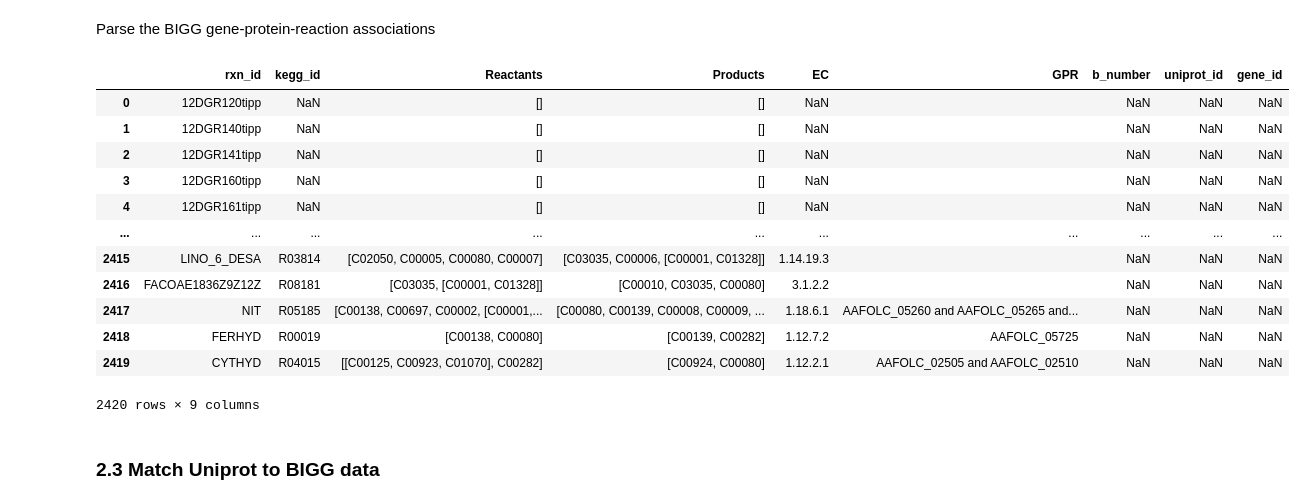
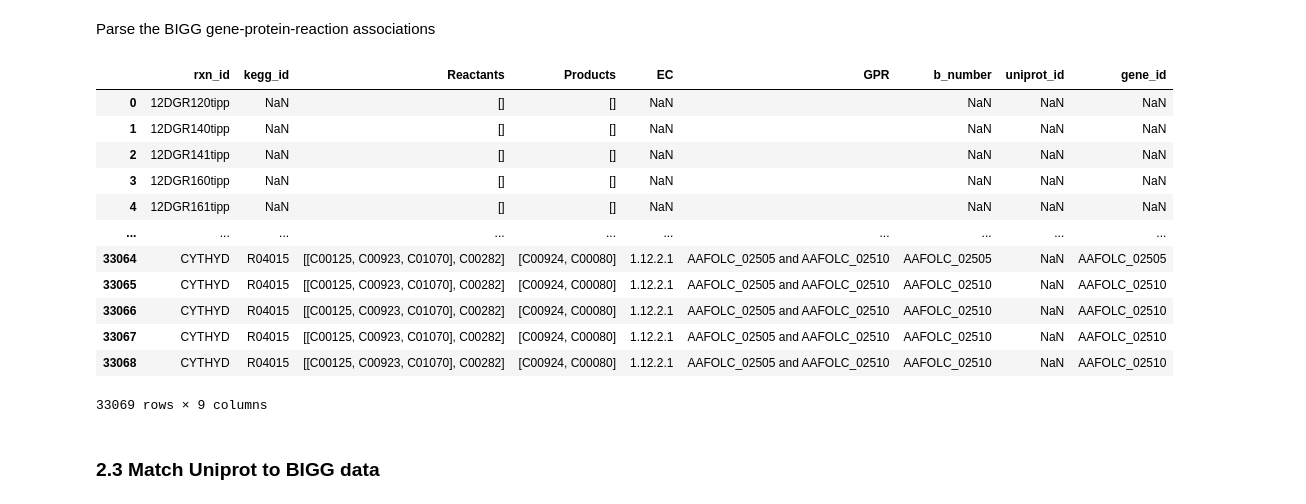
Before and after one commit to AzizBenA/iABA974_SoF1_GEM, a Jupyter notebook: jupyter_notebooks/PAM_parametrization_iABA974.ipynb, the cells around one changed output. Drawn from its saved outputs; the diff is of its cells as text; code cells hidden in the pictures.

```diff
--- a/jupyter_notebooks/PAM_parametrization_iABA974.ipynb
+++ b/jupyter_notebooks/PAM_parametrization_iABA974.ipynb
@@ -120,16 +103,6 @@ locustag_regex =r'(?:WP_\d+_\d+|lcl_NC_\d+_\d+_prot_(?:WP_\d+_\d+_\d+|\d+)|[cC]g
 ## 2. Get information from the model
 
 In the metabolic model itself is already quite some information stored. In order to obtain up-to-date information on the enzymes related to the reaction, we will need to obtain the kegg reaction ID, the reactants, the product and the gene-protein relation.
-# %%
-# Define the base directory where models are stored
-base_dir = Path.home() / "Documents" / "PhD" / "10-19 Research" / "11 Data" / "11.09_Models"
-
-def load_model(subfolder, filename):
-    """Load an SBML model from a given subfolder and filename."""
-    model_path = base_dir / subfolder / filename
-    return read_sbml_model(str(model_path))
-
-model = load_model("Manual_curation/Energy_consumption", "250409_iABA974_mergem.sbml")
 # %%
 def create_id_mapper_from_model(model):
     #make a id mapping and create a mapping dataframe
@@ -265,41 +237,41 @@ Besides information about the reactions, we need the relation to the proteins in
 Parse the BIGG gene-protein-reaction associations
 # %%
 #You need to adjust this to find the geneid/locustag for your microbe
-locustag_regex =r'\b([b|s]\d{4})\b'
+locustag_regex =r'AAFOLC_\d{5}'
 def extract_b_numbers(text):
     if pd.isna(text):
         return text
     return re.findall(locustag_regex, text)
 
 id_mapper_df = id_mapper_gpr.copy()
 
 id_mapper_df['b_number'] = id_mapper_df['GPR'].apply(extract_b_numbers)
 
 id_mapper_df['gene_id_old'] = id_mapper_df['GPR_old'].apply(extract_b_numbers)
 
 id_mapper_df = id_mapper_df.explode(['b_number', 'gene_id_old'], ignore_index=True)
 
 id_mapper_df = id_mapper_df.explode('EC', ignore_index=True)
 
 id_mapper_df = id_mapper_df.merge(
     gene_id_mapper[['uniprot_id', 'gene_id']], left_on='gene_id_old', right_on='gene_id', how = 'left'
 ).drop(['gene_id_old', 'GPR_old'], axis=1)
 
 id_mapper_df
 # %% [output]
 |  | rxn_id | kegg_id | Reactants | Products | EC | GPR | b_number | uniprot_id | gene_id |
 | 0 | 12DGR120tipp | NaN | [] | [] | NaN |  | NaN | NaN | NaN |
 | 1 | 12DGR140tipp | NaN | [] | [] | NaN |  | NaN | NaN | NaN |
 | 2 | 12DGR141tipp | NaN | [] | [] | NaN |  | NaN | NaN | NaN |
 | 3 | 12DGR160tipp | NaN | [] | [] | NaN |  | NaN | NaN | NaN |
 | 4 | 12DGR161tipp | NaN | [] | [] | NaN |  | NaN | NaN | NaN |
 | ... | ... | ... | ... | ... | ... | ... | ... | ... | ... |
-| 2415 | LINO_6_DESA | R03814 | [C02050, C00005, C00080, C00007] | [C03035, C00006, [C00001, C01328]] | 1.14.19.3 |  | NaN | NaN | NaN |
-| 2416 | FACOAE1836Z9Z12Z | R08181 | [C03035, [C00001, C01328]] | [C00010, C03035, C00080] | 3.1.2.2 |  | NaN | NaN | NaN |
-| 2417 | NIT | R05185 | [C00138, C00697, C00002, [C00001,... | [C00080, C00139, C00008, C00009, ... | 1.18.6.1 | AAFOLC_05260 and AAFOLC_05265 and... | NaN | NaN | NaN |
-| 2418 | FERHYD | R00019 | [C00138, C00080] | [C00139, C00282] | 1.12.7.2 | AAFOLC_05725 | NaN | NaN | NaN |
-| 2419 | CYTHYD | R04015 | [[C00125, C00923, C01070], C00282] | [C00924, C00080] | 1.12.2.1 | AAFOLC_02505 and AAFOLC_02510 | NaN | NaN | NaN |
+| 33064 | CYTHYD | R04015 | [[C00125, C00923, C01070], C00282] | [C00924, C00080] | 1.12.2.1 | AAFOLC_02505 and AAFOLC_02510 | AAFOLC_02505 | NaN | AAFOLC_02505 |
+| 33065 | CYTHYD | R04015 | [[C00125, C00923, C01070], C00282] | [C00924, C00080] | 1.12.2.1 | AAFOLC_02505 and AAFOLC_02510 | AAFOLC_02510 | NaN | AAFOLC_02510 |
+| 33066 | CYTHYD | R04015 | [[C00125, C00923, C01070], C00282] | [C00924, C00080] | 1.12.2.1 | AAFOLC_02505 and AAFOLC_02510 | AAFOLC_02510 | NaN | AAFOLC_02510 |
+| 33067 | CYTHYD | R04015 | [[C00125, C00923, C01070], C00282] | [C00924, C00080] | 1.12.2.1 | AAFOLC_02505 and AAFOLC_02510 | AAFOLC_02510 | NaN | AAFOLC_02510 |
+| 33068 | CYTHYD | R04015 | [[C00125, C00923, C01070], C00282] | [C00924, C00080] | 1.12.2.1 | AAFOLC_02505 and AAFOLC_02510 | AAFOLC_02510 | NaN | AAFOLC_02510 |
-2420 rows × 9 columns
+33069 rows × 9 columns
 # %%
 def extract_kegg_gene_ids(text):
     if pd.isna(text):
```
Also changed, not shown: parts of 9 cells of this notebook, 2 other files.
